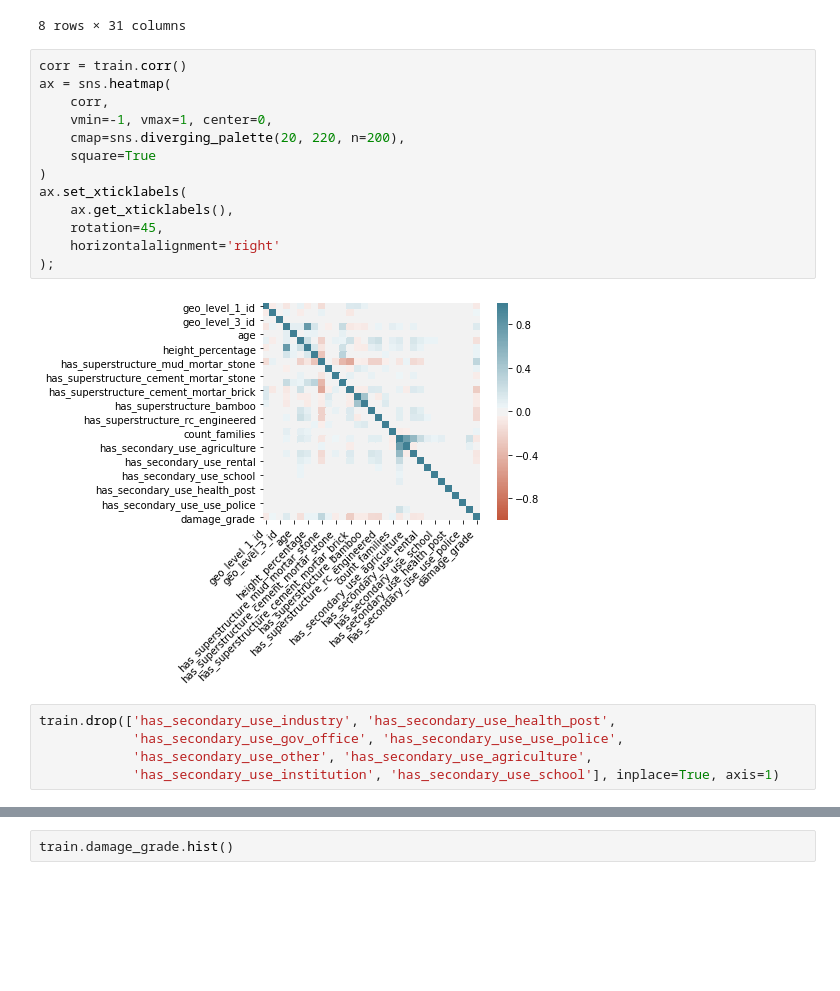
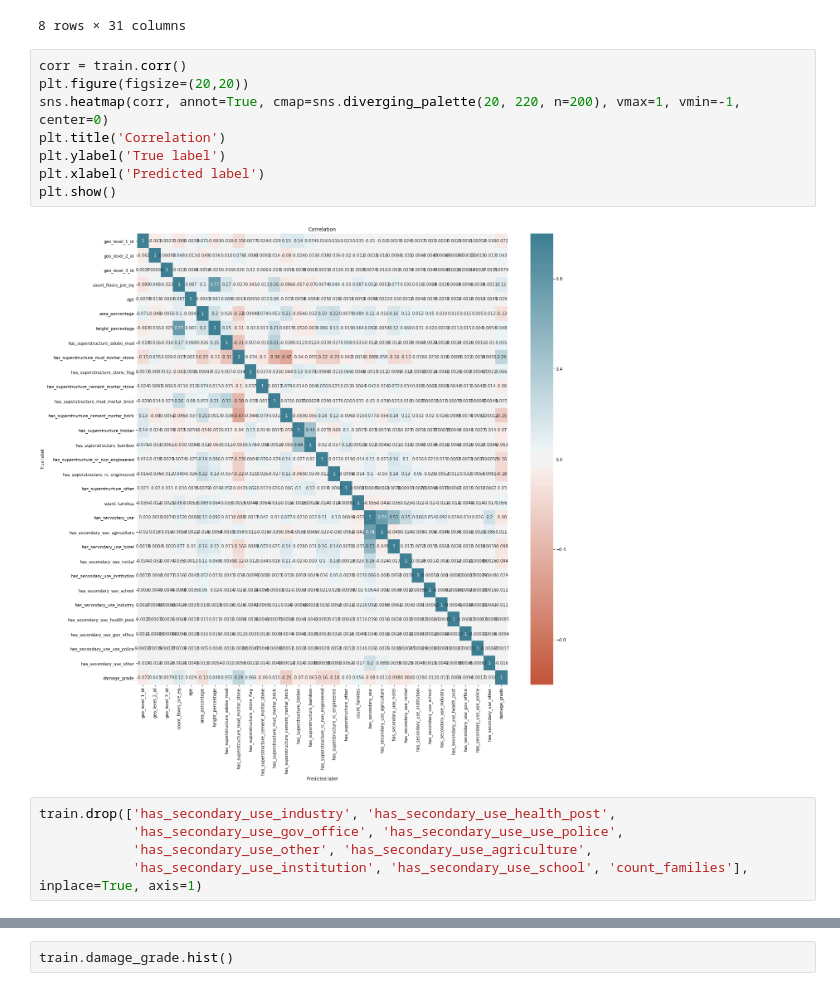
Before and after one commit to nicolasfara/di-project, a Jupyter notebook: earthquake-damage-prediction.ipynb, the cells around one changed output, grey strips where cells are left out. Cells and saved outputs as stored; diff of their text form; blank space fills up the shorter version.

```diff
--- a/earthquake-damage-prediction.ipynb
+++ b/earthquake-damage-prediction.ipynb
@@ -94,23 +94,18 @@ train.describe()
 | 75% | 21.000000 | 1050.000000 | 9412.000000 | 2.000000 | 30.000000 | 9.000000 | ... |
 | max | 30.000000 | 1427.000000 | 12567.000000 | 9.000000 | 995.000000 | 100.000000 | ... |
 8 rows × 31 columns
-# %%
-corr = train.corr()
-ax = sns.heatmap(
-    corr,
-    vmin=-1, vmax=1, center=0,
-    cmap=sns.diverging_palette(20, 220, n=200),
-    square=True
-)
-ax.set_xticklabels(
-    ax.get_xticklabels(),
-    rotation=45,
-    horizontalalignment='right'
-);
-# %% [output]
-[figure, removed]
+# %%
+corr = train.corr()
+plt.figure(figsize=(20,20))
+sns.heatmap(corr, annot=True, cmap=sns.diverging_palette(20, 220, n=200), vmax=1, vmin=-1, center=0)
+plt.title('Correlation')
+plt.ylabel('True label')
+plt.xlabel('Predicted label')
+plt.show()
+# %% [output]
+[figure, added]
 # %%
 train.drop(['has_secondary_use_industry', 'has_secondary_use_health_post',
             'has_secondary_use_gov_office', 'has_secondary_use_use_police',
             'has_secondary_use_other', 'has_secondary_use_agriculture',
-            'has_secondary_use_institution', 'has_secondary_use_school'], inplace=True, axis=1)
+            'has_secondary_use_institution', 'has_secondary_use_school', 'count_families'], inplace=True, axis=1)
```
Also changed, not shown: parts of 19 cells of this notebook, 1 other file.
